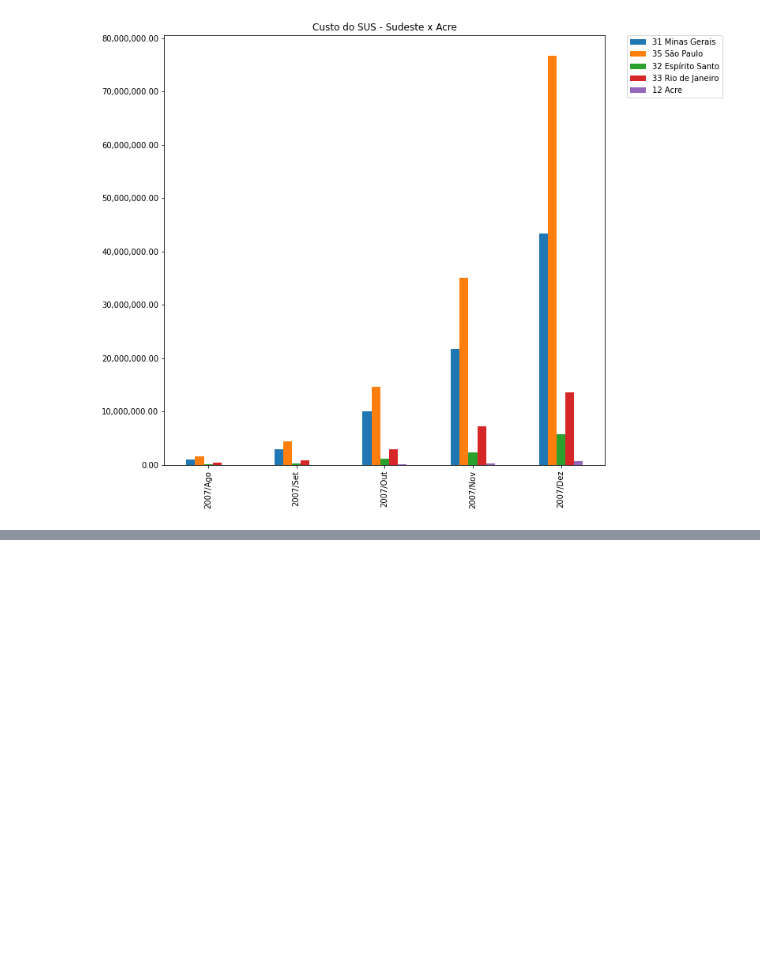
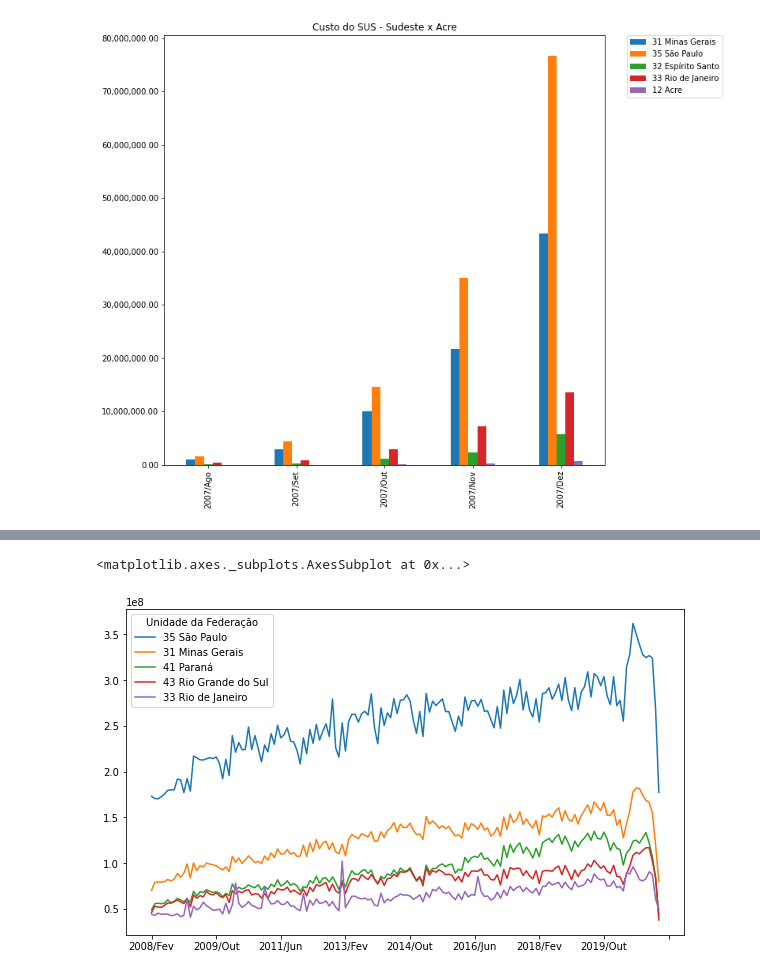
Before and after one commit to dougfeltrim/Bootcamp_Data_Science_Aplicada, a Jupyter notebook: Bootcamp_Data_Science_Aplicada.ipynb, the cells around one changed output, grey strips where cells are left out. Drawn from its saved outputs; the diff is of its cells as text; code cells hidden in the pictures; blank space fills up the shorter version.

```diff
--- a/Bootcamp_Data_Science_Aplicada.ipynb
+++ b/Bootcamp_Data_Science_Aplicada.ipynb
@@ -199,0 +242,9 @@ Text(0.5, 1.0, 'Custo do SUS - Sudeste x Acre')
+# %%
+colunas_interessadas = ordenado_por_total.columns[6:]
+
+ordenado_por_total = ordenado_por_total[colunas_interessadas].head()
+# %%
+ ordenado_por_total.head(5).T.plot(figsize=(10,6))
+# %% [output]
+<matplotlib.axes._subplots.AxesSubplot at 0x...>
+[figure, added]
```
Also changed, not shown: parts of 6 cells of this notebook.
